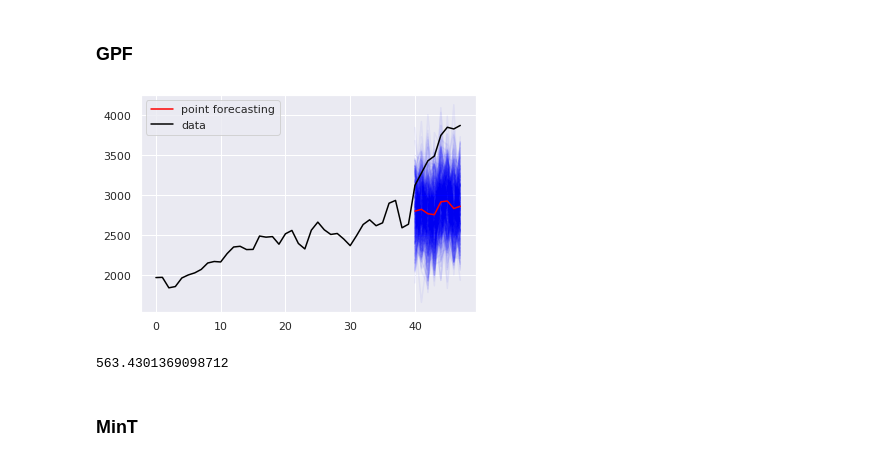
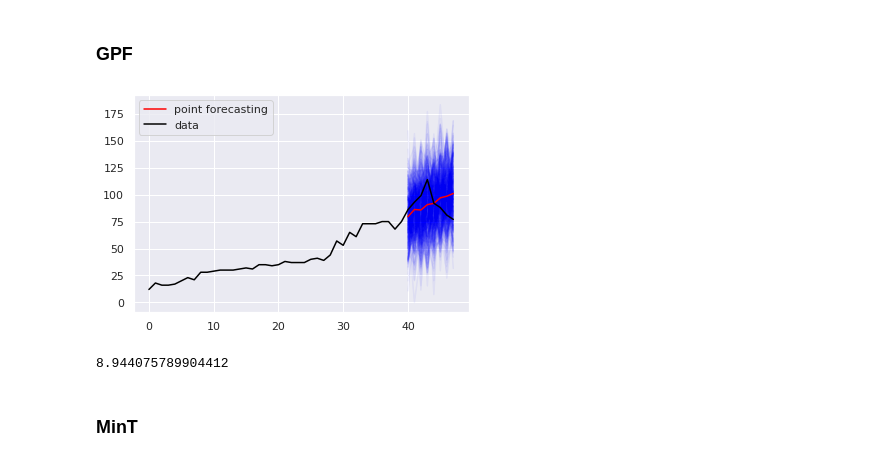
Before and after one commit to luisroque/run_models_distributed, a Jupyter notebook: notebooks/Results_comparing_all_algorithms_paper1_probabilistic.ipynb, the cells around one changed output. Drawn from its saved outputs; the diff is of its cells as text; code cells hidden in the pictures.

```diff
--- a/notebooks/Results_comparing_all_algorithms_paper1_probabilistic.ipynb
+++ b/notebooks/Results_comparing_all_algorithms_paper1_probabilistic.ipynb
@@ -230,18 +39,18 @@ true = data['predict']['data'].reshape((32, 48)).T
 # %% [markdown]
 ### GPF
 # %%
-e = get_output('prison', 'gpf', 'jitter')
-series = 6
+e = htsx.compute_results.get_output('prison', 'gpf', 'jitter')
+series = 9
 plt.plot(np.arange(40, 48), e['predictions']['samples']['bottom'][-8:, series, :], alpha=0.05, color='blue')
 plt.plot(np.arange(40, 48), e['predictions']['points']['bottom'][:, series], alpha=1, color='red', label='point forecasting')
 plt.plot(true[:,series], color='black', label='data')
 plt.legend();
 # %% [output]
-[figure, old version]
+[figure, new version]
 # %%
 ps.crps_ensemble(true[-8:, series], e['predictions']['samples']['bottom'][-8:, series, :]).mean()
 # %% [output]
-563.4301369098712
+8.944075789904412
 # %% [markdown]
 ### MinT
 # %%
```
Also changed, not shown: parts of 22 cells of this notebook, 1 other file.
